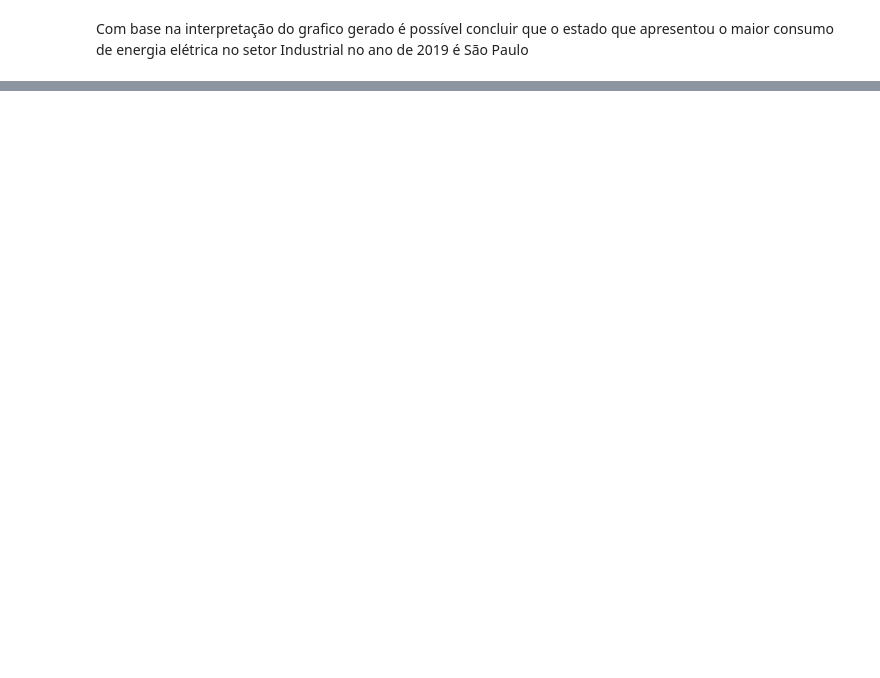
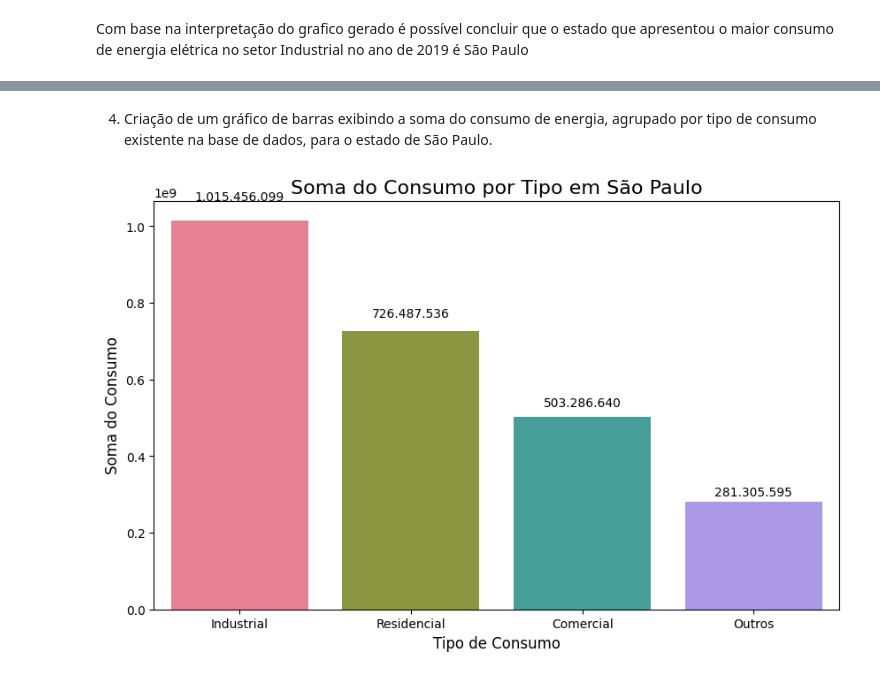
Before and after one commit to davi873/AI_energy_analysis_py, a Jupyter notebook: notebooks/insights.ipynb, the cells around one changed output, grey strips where cells are left out. Cells and saved outputs as stored; diff of their text form; code cells hidden in the pictures; blank space fills up the shorter version.

```diff
--- a/notebooks/insights.ipynb
+++ b/notebooks/insights.ipynb
@@ -101,0 +105,17 @@ Com base na interpretação do grafico gerado é possível concluir que o estado
+# %%
+df_residencial = df_energy_insights[df_energy_insights['tipo_consumo'] == 'Residencial']
+mean_by_region = (df_residencial.groupby('estado')['consumo'].mean().reset_index())
+top5_region = mean_by_region.sort_values(by='consumo', ascending=False).head(5)
+
+plt.figure(figsize=(10, 6))
+plt.bar(top5_region['estado'], top5_region['consumo'], color='skyblue')
+
+plt.title('Top 5 Estados com Maiores Médias de Consumo Residencial', fontsize=16)
+plt.xlabel('Estado', fontsize=12)
+plt.ylabel('Média de Consumo', fontsize=12)
+
+for i, v in enumerate(top5_region['consumo']):
+    plt.text(i, v + 0.05, f'{v:,.0f}'.replace(',','.'), ha='center', fontsize=10)
+
+
+plt.show()
@@ -101,0 +124,21 @@ Com base na interpretação do grafico gerado é possível concluir que o estado
+# %% [markdown]
+4. Criação de um gráfico de barras exibindo a soma do consumo de energia, agrupado por tipo de consumo existente na base de dados, para o estado de São Paulo.
+# %%
+df_sp = df_energy_insights[df_energy_insights['estado'] == 'Sao Paulo']
+
+sum_by_type = (df_sp.groupby('tipo_consumo')['consumo'].sum().reset_index())
+sum_by_type = sum_by_type.sort_values(by='consumo', ascending=False)
+
+plt.figure(figsize=(10, 6))
+sns.barplot(data=sum_by_type, x='tipo_consumo', y='consumo', palette='husl', hue='tipo_consumo', legend=False)
+
+plt.title('Soma do Consumo por Tipo em São Paulo', fontsize=16)
+plt.xlabel('Tipo de Consumo', fontsize=12)
+plt.ylabel('Soma do Consumo', fontsize=12)
+
+for i, v in enumerate(sum_by_type['consumo']):
+    plt.text(i, v + 0.05 * v, f'{v:,.0f}'.replace(',','.'), ha='center', fontsize=10)
+
+plt.show()
+# %% [output]
+[figure, added]
```
Also changed, not shown: parts of 5 cells of this notebook.
